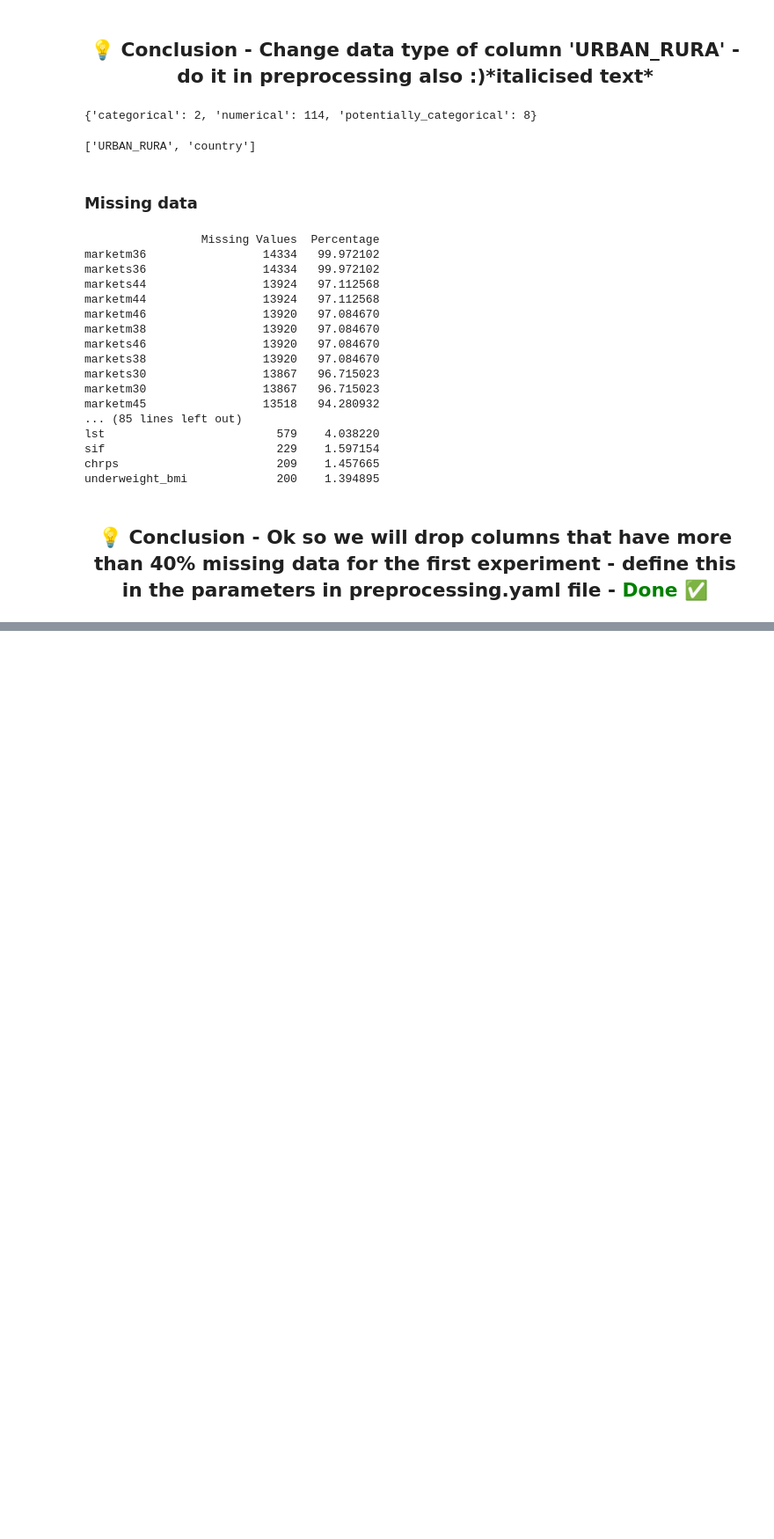
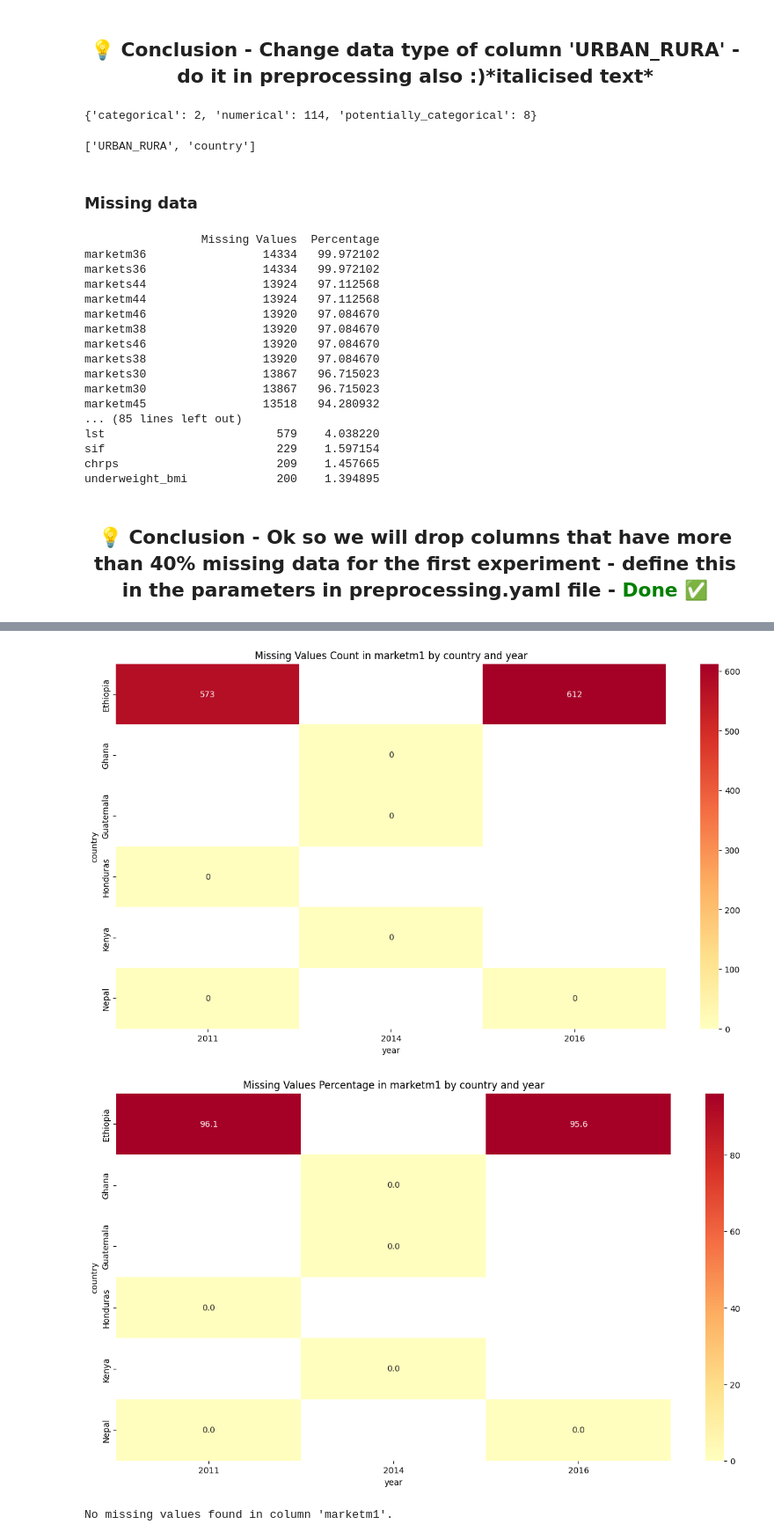
Before and after one commit to AdamPrzychodniPrivate/ml-poverty-prediction, a Jupyter notebook: pipeline/notebooks/2_EDA.ipynb, the cells around one changed output, grey strips where cells are left out. Shown at 88% size. Drawn from its saved outputs; the diff is of its cells as text; code cells hidden in the pictures; blank space fills up the shorter version.

```diff
--- a/pipeline/notebooks/2_EDA.ipynb
+++ b/pipeline/notebooks/2_EDA.ipynb
@@ -736,0 +612,9 @@ count_missing_values_by_category(df, 'country')
+# %%
+# now the rest of rows :)
+
+# so first we drop rows with country called 8
+df = drop_rows_with_values(df, ('country', 'Bangladesh'), ('year', 2001, 2004, 2007))
+df = drop_rows_with_values(df, ('country', 'Mali'), ('year', 2006))
+df = drop_rows_with_values(df, ('country', 'Nigeria'), ('year', 2008, 2013))
+df = drop_rows_with_values(df, ('country', 'Senegal'), ('year', 2005))
+df = drop_rows_with_values(df, ('country', 'Uganda'), ('year', 2006))
@@ -736,0 +640,5 @@ count_missing_values_by_category(df, 'country')
+# %%
+visualize_missing_values_by_group(df, ['country', 'year'], 'marketm1')
+# %% [output]
+[figure, added]
+[figure, added]
@@ -736,0 +647,4 @@ count_missing_values_by_category(df, 'country')
+# %%
+visualize_missing_values_by_group(df, ['country', 'year'], 'marketm1')
+# %% [output]
+No missing values found in column 'marketm1'.
```
Also changed, not shown: parts of 35 cells of this notebook.
